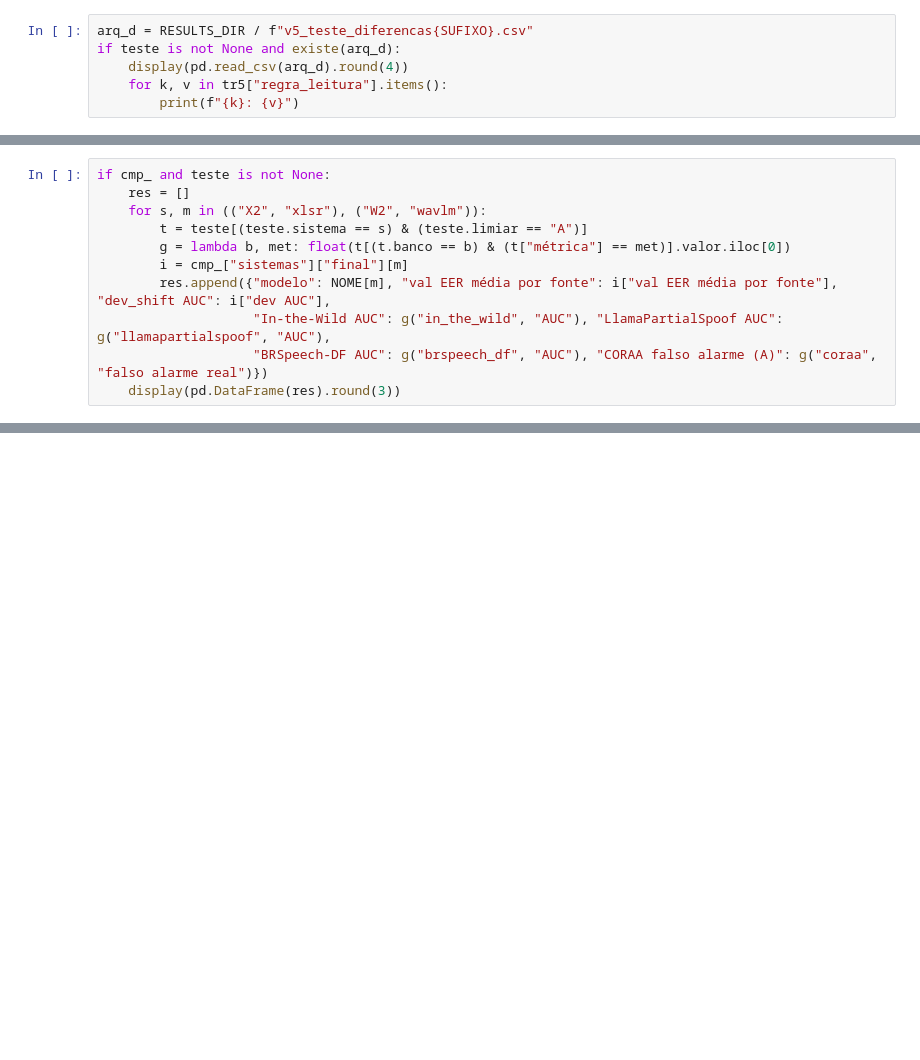
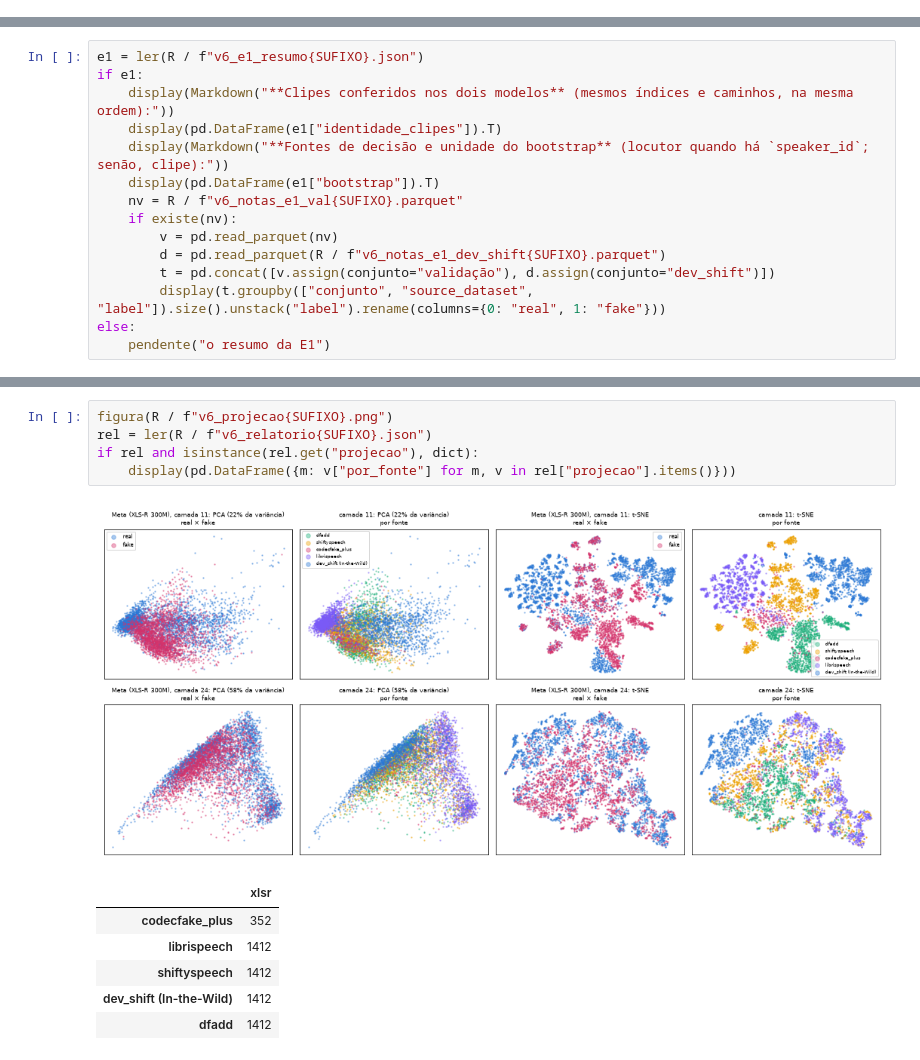
Before and after one commit to FredericoAyres/projeto_final_AI, a Jupyter notebook: notebook.ipynb, the cells around one changed output, grey strips where cells are left out. Saved outputs shown, nothing was run; the diff lists cells and outputs as text; blank space fills up the shorter version.

Commit message:
v6: funil Meta x Microsoft, fusao, cabecas e teste (F0 a F2)

```diff
--- a/notebook.ipynb
+++ b/notebook.ipynb
@@ -605,6 +0,0 @@ reprodução (X2 da v5 × S2 da v4, AUC): {'in_the_wild': -0.0005, 'llamapartial
-# %%
-arq_d = RESULTS_DIR / f"v5_teste_diferencas{SUFIXO}.csv"
-if teste is not None and existe(arq_d):
-    display(pd.read_csv(arq_d).round(4))
-    for k, v in tr5["regra_leitura"].items():
-        print(f"{k}: {v}")
@@ -643,11 +0,0 @@ WavLM − XLS-R, só camada 24 (W1 − X1) | acurácia balanceada, limiar A: nã
-# %%
-if cmp_ and teste is not None:
-    res = []
-    for s, m in (("X2", "xlsr"), ("W2", "wavlm")):
-        t = teste[(teste.sistema == s) & (teste.limiar == "A")]
-        g = lambda b, met: float(t[(t.banco == b) & (t["métrica"] == met)].valor.iloc[0])
-        i = cmp_["sistemas"]["final"][m]
-        res.append({"modelo": NOME[m], "val EER média por fonte": i["val EER média por fonte"], "dev_shift AUC": i["dev AUC"],
-                    "In-the-Wild AUC": g("in_the_wild", "AUC"), "LlamaPartialSpoof AUC": g("llamapartialspoof", "AUC"),
-                    "BRSpeech-DF AUC": g("brspeech_df", "AUC"), "CORAA falso alarme (A)": g("coraa", "falso alarme real")})
-    display(pd.DataFrame(res).round(3))
@@ -668,0 +253,15 @@ if cmp_ and teste is not None:
+# %%
+e1 = ler(R / f"v6_e1_resumo{SUFIXO}.json")
+if e1:
+    display(Markdown("**Clipes conferidos nos dois modelos** (mesmos índices e caminhos, na mesma ordem):"))
+    display(pd.DataFrame(e1["identidade_clipes"]).T)
+    display(Markdown("**Fontes de decisão e unidade do bootstrap** (locutor quando há `speaker_id`; senão, clipe):"))
+    display(pd.DataFrame(e1["bootstrap"]).T)
+    nv = R / f"v6_notas_e1_val{SUFIXO}.parquet"
+    if existe(nv):
+        v = pd.read_parquet(nv)
+        d = pd.read_parquet(R / f"v6_notas_e1_dev_shift{SUFIXO}.parquet")
+        t = pd.concat([v.assign(conjunto="validação"), d.assign(conjunto="dev_shift")])
+        display(t.groupby(["conjunto", "source_dataset", "label"]).size().unstack("label").rename(columns={0: "real", 1: "fake"}))
+else:
+    pendente("o resumo da E1")
@@ -668,0 +293,13 @@ if cmp_ and teste is not None:
+# %%
+figura(R / f"v6_projecao{SUFIXO}.png")
+rel = ler(R / f"v6_relatorio{SUFIXO}.json")
+if rel and isinstance(rel.get("projecao"), dict):
+    display(pd.DataFrame({m: v["por_fonte"] for m, v in rel["projecao"].items()}))
+# %% [output]
+[figure, added]
+|  | xlsr |
+| codecfake_plus | 352 |
+| librispeech | 1412 |
+| shiftyspeech | 1412 |
+| dev_shift (In-the-Wild) | 1412 |
+| dfadd | 1412 |
```
Also changed, not shown: parts of 74 cells of this notebook, 57 other files.
